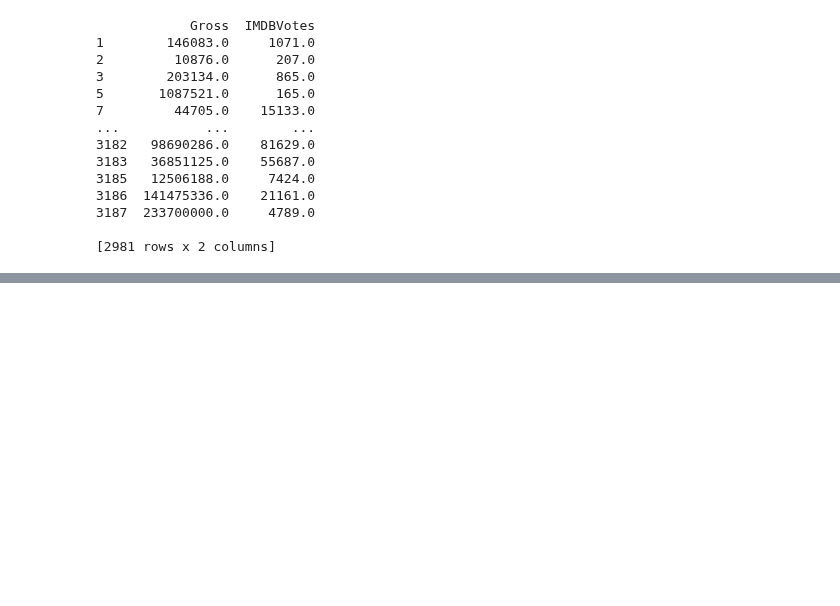
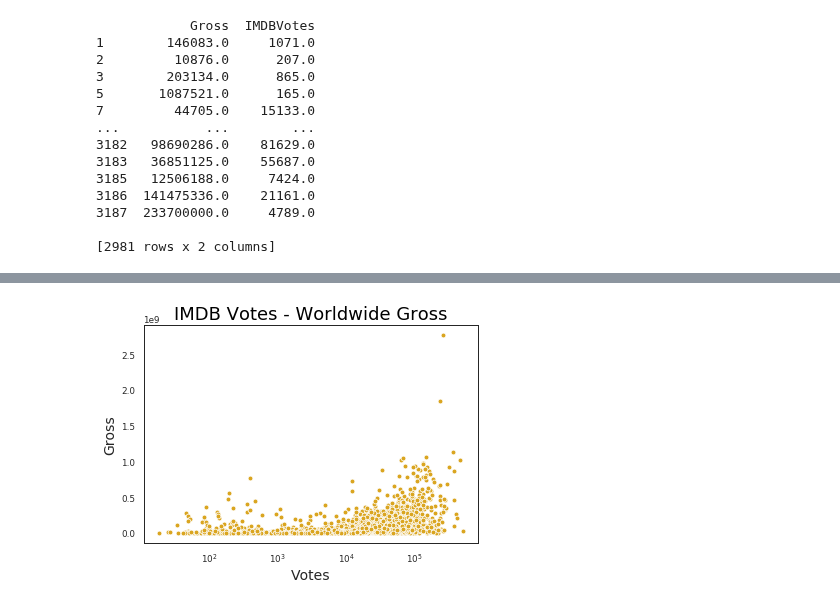
Before and after one commit to ioannapap/movies_data-mining_analysis, a Jupyter notebook: movies_analysis.ipynb, the cells around one changed output, grey strips where cells are left out. Saved outputs shown, nothing was run; the diff lists cells and outputs as text; code cells hidden in the pictures; blank space fills up the shorter version.

```diff
--- a/movies_analysis.ipynb
+++ b/movies_analysis.ipynb
@@ -236,0 +246,14 @@ plt.savefig('IMDBVotes_Histogram.png')
+# %%
+#making Worldwide Gross and IMDB Votes Scatterplot
+
+sns.scatterplot(x = 'IMDBVotes', y = 'Gross', data = gross_votes_df, facecolor = 'goldenrod' )
+
+plt.xscale('log')
+plt.title('IMDB Votes - Worldwide Gross',color = 'black', fontsize = 18)
+
+plt.xlabel('Votes', fontsize = 14)
+plt.ylabel('Gross', fontsize = 14)
+
+plt.savefig('VotesGross_Scatterplot.png')
+# %% [output]
+[figure, added]
```
Also changed, not shown: parts of 3 cells of this notebook, 2 other files.
